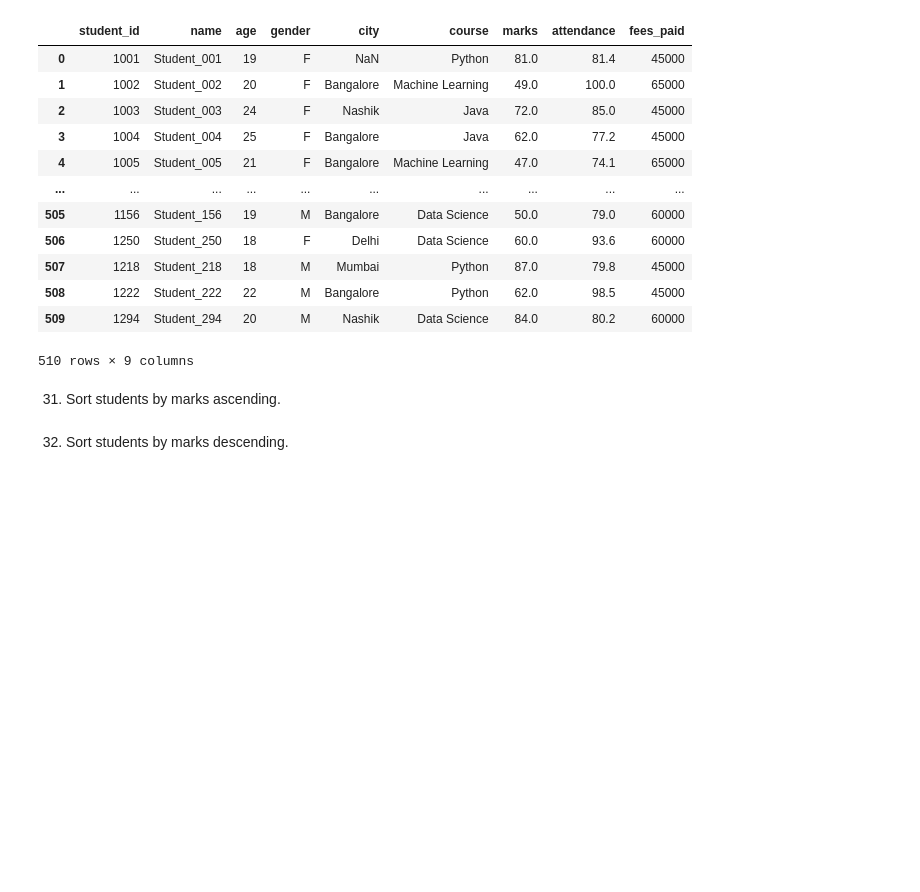
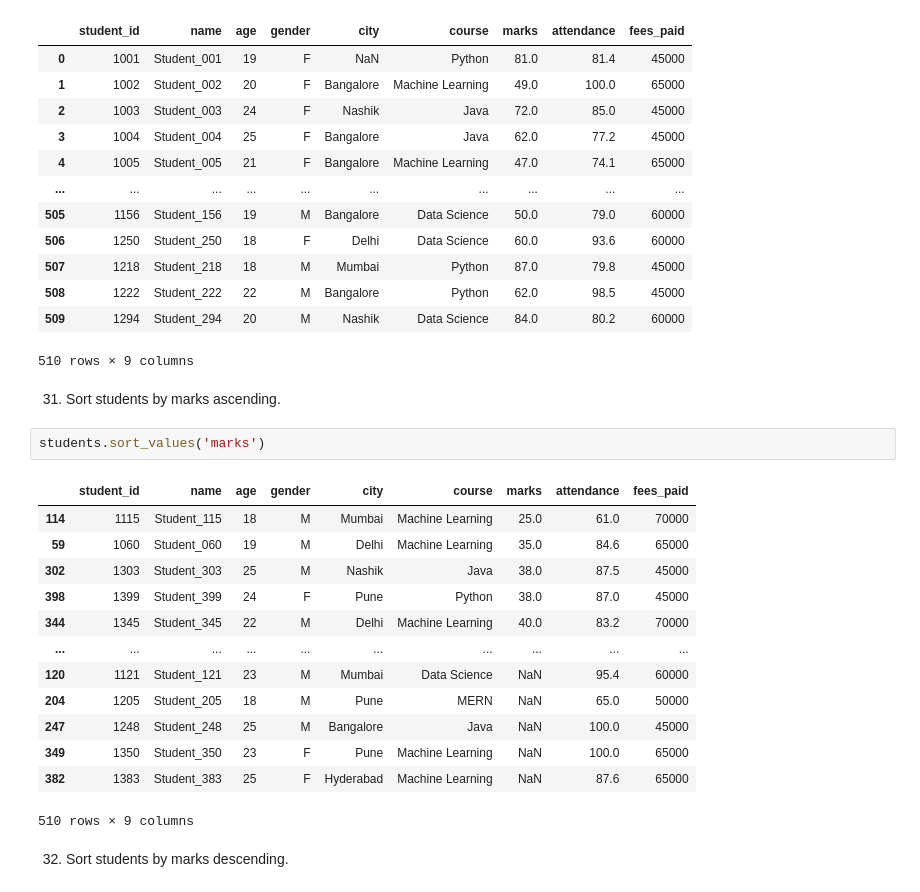
Before and after one commit to PrathmeshSurwase6250/Python_Pandas_DataFrame_Day1, a Jupyter notebook: level4.ipynb, the cells around one changed output. Cells and saved outputs as stored; diff of their text form; blank space fills up the shorter version.

```diff
--- a/level4.ipynb
+++ b/level4.ipynb
@@ -21,5 +21,21 @@ students
 510 rows × 9 columns
 # %% [markdown]
 31. Sort students by marks ascending.
+# %%
+students.sort_values('marks')
+# %% [output]
+|  | student_id | name | age | gender | city | course | marks | attendance | fees_paid |
+| 114 | 1115 | Student_115 | 18 | M | Mumbai | Machine Learning | 25.0 | 61.0 | 70000 |
+| 59 | 1060 | Student_060 | 19 | M | Delhi | Machine Learning | 35.0 | 84.6 | 65000 |
+| 302 | 1303 | Student_303 | 25 | M | Nashik | Java | 38.0 | 87.5 | 45000 |
+| 398 | 1399 | Student_399 | 24 | F | Pune | Python | 38.0 | 87.0 | 45000 |
+| 344 | 1345 | Student_345 | 22 | M | Delhi | Machine Learning | 40.0 | 83.2 | 70000 |
+| ... | ... | ... | ... | ... | ... | ... | ... | ... | ... |
+| 120 | 1121 | Student_121 | 23 | M | Mumbai | Data Science | NaN | 95.4 | 60000 |
+| 204 | 1205 | Student_205 | 18 | M | Pune | MERN | NaN | 65.0 | 50000 |
+| 247 | 1248 | Student_248 | 25 | M | Bangalore | Java | NaN | 100.0 | 45000 |
+| 349 | 1350 | Student_350 | 23 | F | Pune | Machine Learning | NaN | 100.0 | 65000 |
+| 382 | 1383 | Student_383 | 25 | F | Hyderabad | Machine Learning | NaN | 87.6 | 65000 |
+510 rows × 9 columns
 # %% [markdown]
 32. Sort students by marks descending.
```
Also changed, not shown: parts of 10 cells of this notebook, 1 other file.
